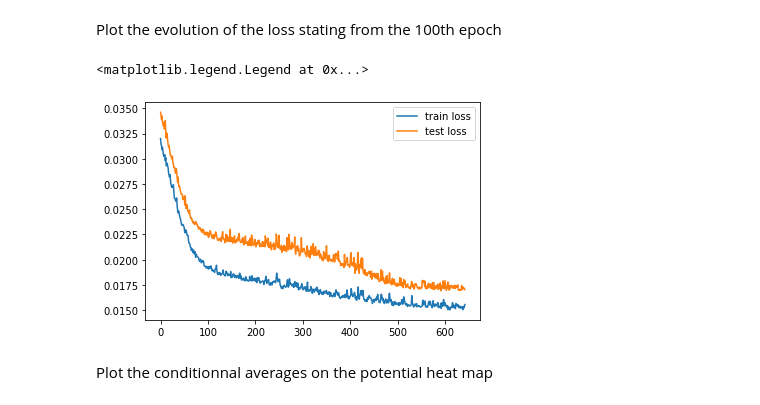
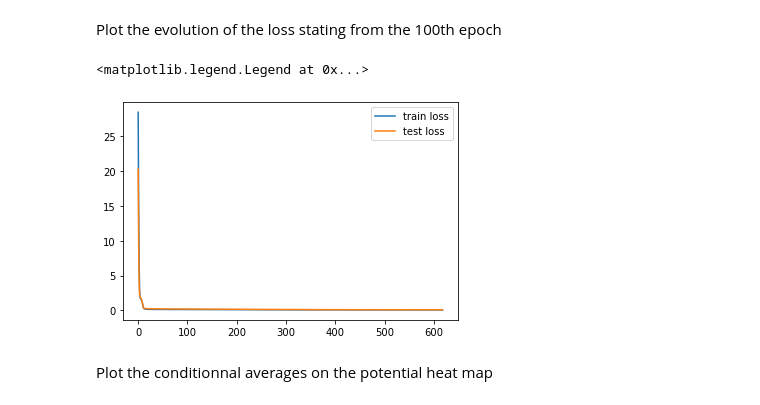
Before and after one commit to thomaspigeon/2dpotentials, a Jupyter notebook: AE_MullerBrown.ipynb, the cells around one changed output. Drawn from its saved outputs; the diff is of its cells as text; code cells hidden in the pictures.

```diff
--- a/AE_MullerBrown.ipynb
+++ b/AE_MullerBrown.ipynb
@@ -55,13 +67,13 @@ Create autoencoder object
 # %%
-ae = DeepAutoEncoder([2, 5, 1], [1, 10, 10, 2], 0)
+ae = DeepAutoEncoder([2, 5, 1], [1, 20, 20, 2], 0)
 # %% [markdown]
 Created training object
 # %%
-ae_training = TainAEOneDecoder(ae, pot, dataset)
+ae_training = TainAEOneDecoder(ae, pot, dataset.copy(), standardize=False, zca_whiten=False)
 # %% [markdown]
 Set the training size and do the train-test split
 # %%
-ae_training.train_test_split(train_size=2 * 10**3)
+ae_training.train_test_split(train_size=2 * 10**4)
 ae_training.split_training_dataset_K_folds(2)
 ae_training.set_train_val_data(0)
 # %% [markdown]
@@ -86,7 +99,7 @@ n_bins_var_dist_dec value not provided, set to default value of:  20
 # %% [markdown]
 Set the max number of epoch and batch size
 # %%
-batch_size = 100
+batch_size = 1000
 max_epochs = 1000
 # %% [markdown]
 Train
@@ -98,12 +111,12 @@ training ends after 743 epochs.
 Plot the evolution of the loss stating from the 100th epoch
 # %%
 plt.figure()
-plt.plot(loss_dict["train_loss"][100:], label='train loss')
-plt.plot(loss_dict["test_loss"][100:], label='test loss')
+plt.plot(loss_dict["train_loss"][:], label='train loss')
+plt.plot(loss_dict["test_loss"][:], label='test loss')
 plt.legend()
 # %% [output]
 <matplotlib.legend.Legend at 0x...>
-[figure, old version]
+[figure, new version]
 # %% [markdown]
 Plot the conditionnal averages on the potential heat map
 # %%
```
Also changed, not shown: parts of 12 cells of this notebook.
